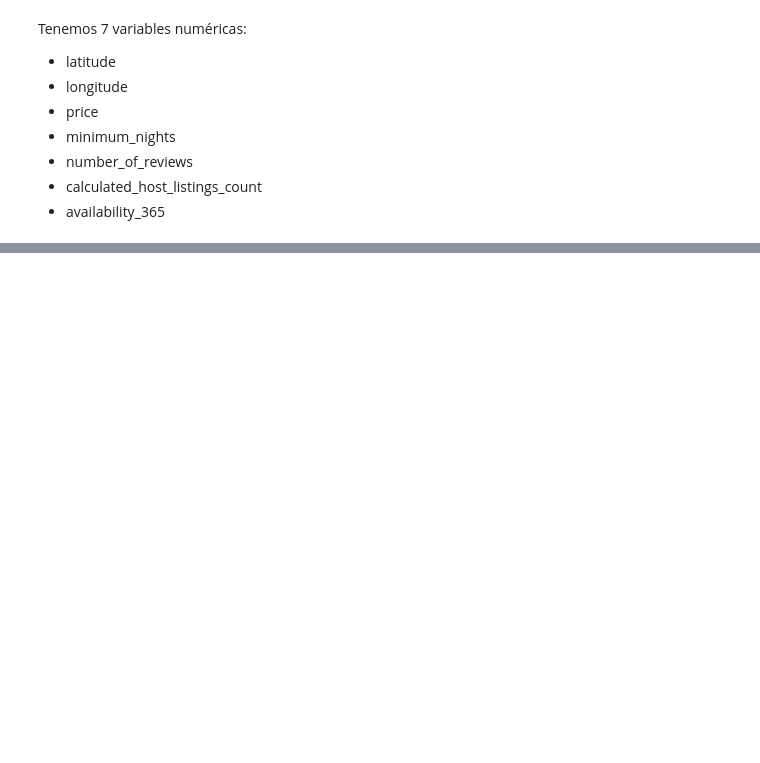
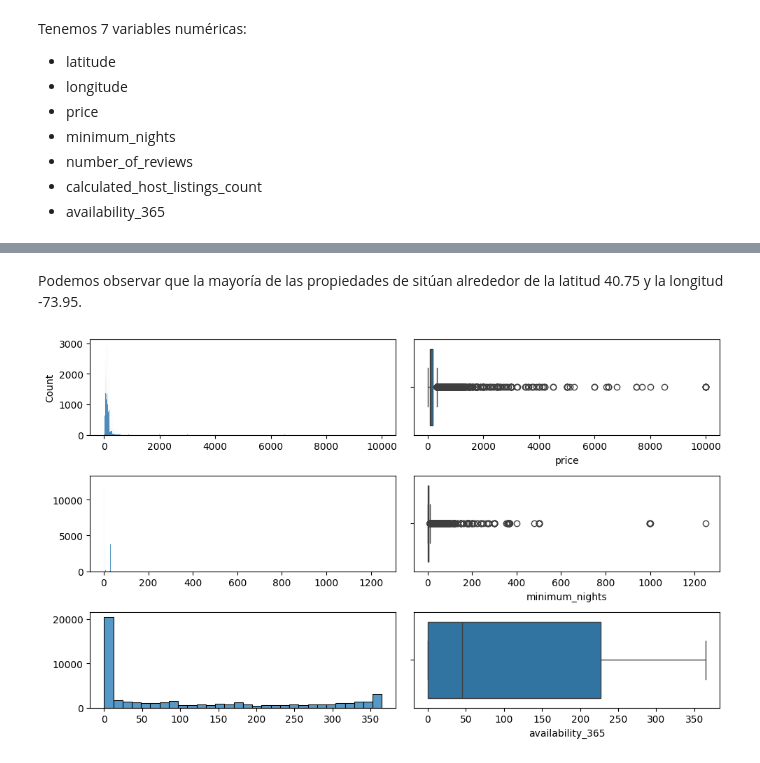
Before and after one commit to 4GeeksAcademy/machine-learning-python-template-VLG, a Jupyter notebook: src/explore.ipynb, the cells around one changed output, grey strips where cells are left out. Drawn from its saved outputs; the diff is of its cells as text; code cells hidden in the pictures; blank space fills up the shorter version.

```diff
--- a/src/explore.ipynb
+++ b/src/explore.ipynb
@@ -192,0 +210,22 @@ Tenemos 7 variables numéricas:
+# %% [markdown]
+Podemos observar que la mayoría de las propiedades de sitúan alrededor de la latitud 40.75 y la longitud -73.95.
+# %%
+fig, axis = plt.subplots(3, 2, figsize = (10, 6))
+#gridspec_kw={'height_ratios': [3, 2]}
+# Crear una figura múltiple con histogramas y diagramas de caja
+sns.histplot(ax = axis[0, 0], data = df_filtrado, x = "price").set(xlabel = None)
+sns.boxplot(ax = axis[0, 1], data = df_filtrado, x = "price")
+
+sns.histplot(ax = axis[1, 0], data = df_filtrado, x = "minimum_nights").set(xlabel = None, ylabel = None)
+sns.boxplot(ax = axis[1, 1], data = df_filtrado, x = "minimum_nights")
+
+sns.histplot(ax = axis[2, 0], data = df_filtrado, x = "availability_365").set(xlabel = None, ylabel = None)
+sns.boxplot(ax = axis[2, 1], data = df_filtrado, x = "availability_365")
+
+# Ajustar el layout
+plt.tight_layout()
+
+# Mostrar el plot
+plt.show()
+# %% [output]
+[figure, added]
```
Also changed, not shown: parts of 2 cells of this notebook.
